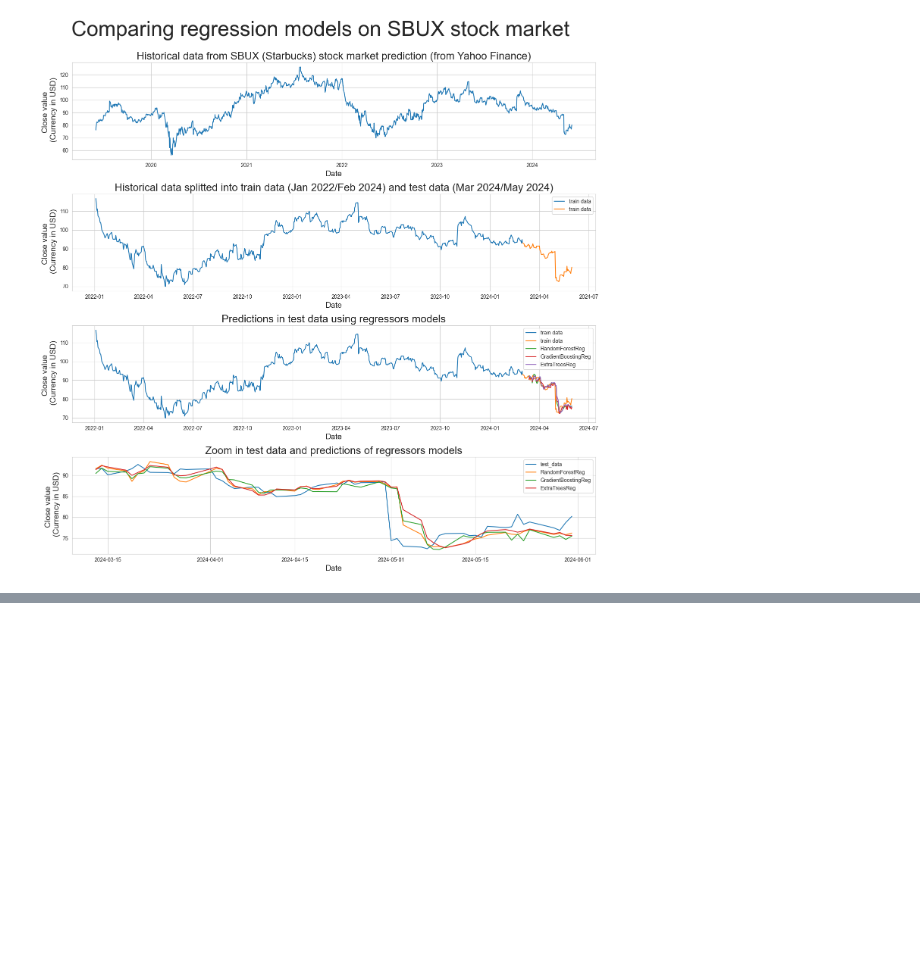
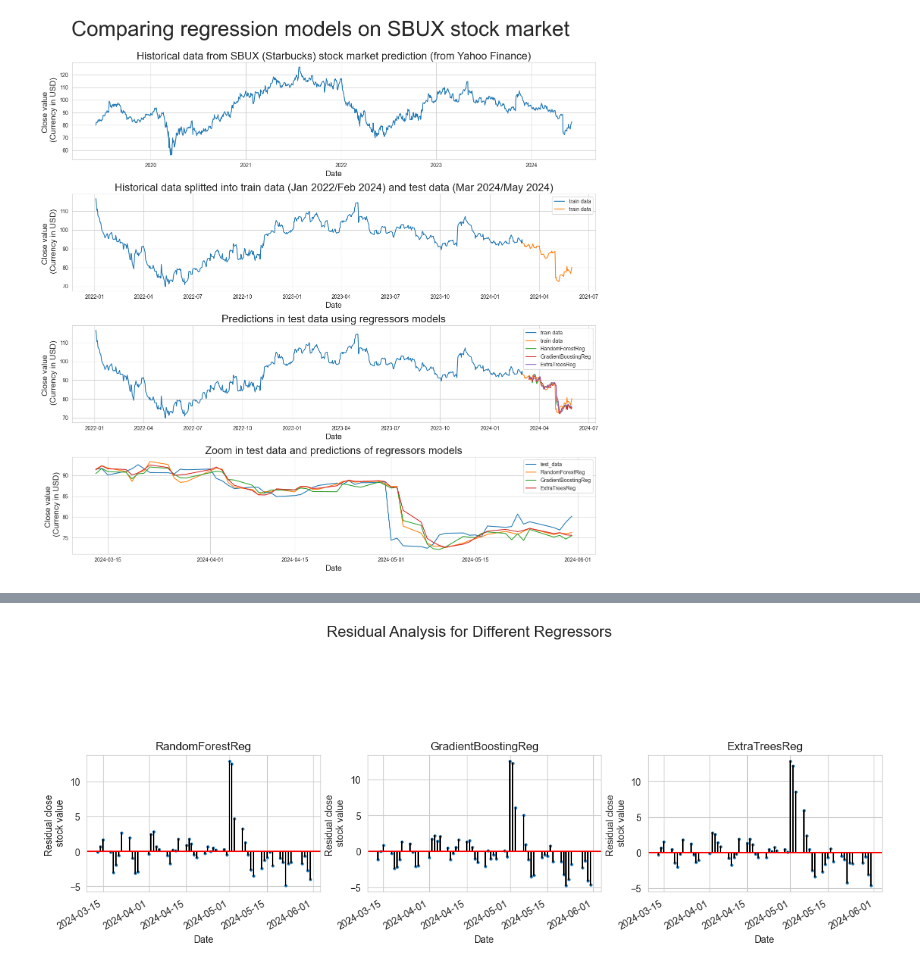
Before and after one commit to Edgar-La/Regression_models_Stock_Prices, a Jupyter notebook: SBUX_regression.ipynb, the cells around one changed output, grey strips where cells are left out. Drawn from its saved outputs; the diff is of its cells as text; code cells hidden in the pictures; blank space fills up the shorter version.

```diff
--- a/SBUX_regression.ipynb
+++ b/SBUX_regression.ipynb
@@ -346,0 +444,25 @@ plt.show()
+# %%
+fig, axs = plt.subplots(1, 3, figsize=(15, 5))
+axs = axs.ravel()
+
+for i, regressors_name in enumerate(df_metrics['Regressors']):
+    residual = labels_per_regressor[regressors_name] - y_test
+    for j, residual_value in enumerate(residual):
+        axs[i].plot([date_test[j], date_test[j]], [0, residual_value], 'k')
+    axs[i].scatter(date_test, residual, s=5)
+    axs[i].set_xlabel('Date')
+    axs[i].set_ylabel('Residual close \n stock value')
+    axs[i].tick_params(axis='x', rotation=90)  # Rotate x-axis labels
+    axs[i].axhline(y=0, color='r', linestyle='-',)
+    axs[i].set_title(regressors_name)
+
+
+# Ensure date formatting for the x-axis is correct
+fig.autofmt_xdate()
+
+fig.subplots_adjust(top=.6)
+fig.suptitle('Residual Analysis for Different Regressors \n \n \n ', fontsize=16)
+
+plt.show()
+# %% [output]
+[figure, added]
```
Also changed, not shown: parts of 8 cells of this notebook, 8 other files.
